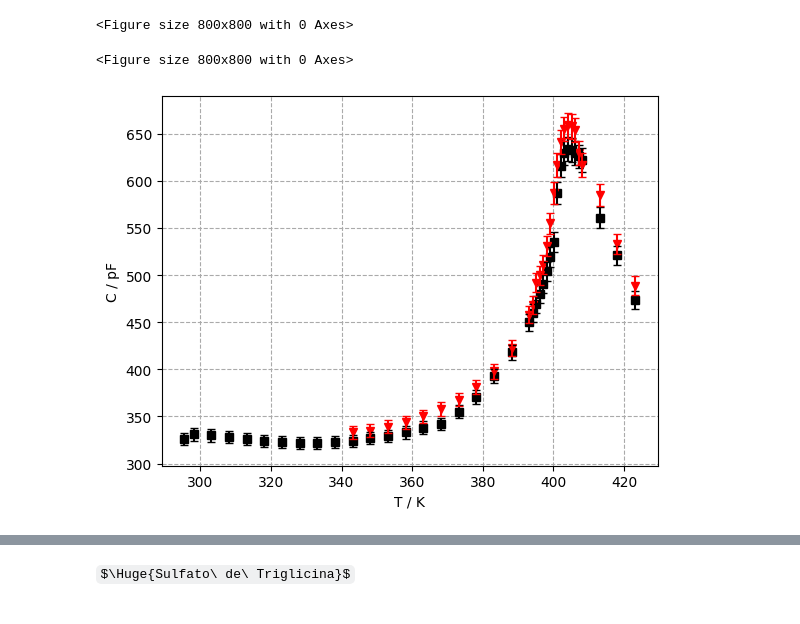
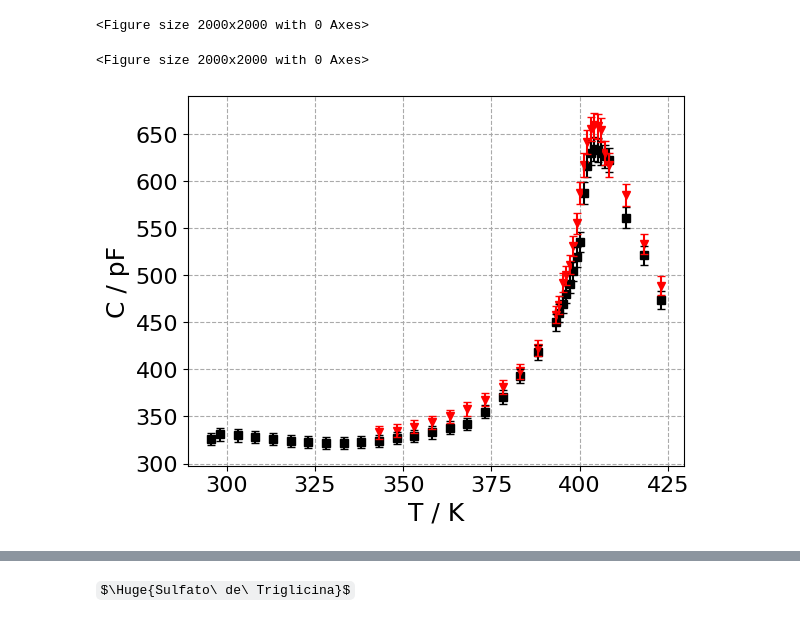
Before and after one commit to albertopeinador/FES_Curie, a Jupyter notebook: Curie.ipynb, the cells around one changed output, grey strips where cells are left out. Cells and saved outputs as stored; diff of their text form; code cells hidden in the pictures; some formulas as TeX source.

```diff
--- a/Curie.ipynb
+++ b/Curie.ipynb
@@ -23,10 +23,13 @@ sC0 =  E * inc.incerts(x/y, [x, y], [A, d], [sA, sd])
 
 errorC = 0.02
 
-plt.figure(figsize=(10, 10), dpi=80)
+plt.figure(figsize=(20, 20))
+#plt.rcParams.update({
+#    "text.usetex": True,
+#})
 # %% [output]
-<Figure size 800x800 with 0 Axes>
+<Figure size 2000x2000 with 0 Axes>
-<Figure size 800x800 with 0 Axes>
+<Figure size 2000x2000 with 0 Axes>
 # %%
 #   Load data
 data = pd.read_csv('FES_Curie.csv')
@@ -38,23 +41,25 @@ data['BAJADA'] = data['BAJADA'].astype(float)
 # %%
 #   Plot C - T
 
 ax = plt.gca()
-
+ax.tick_params(axis='both', which='major', labelsize=16)
+ax.tick_params(axis='both', which='minor', labelsize=16)
+ax.ticklabel_format(axis = 'y', style = 'scientific')
 #   Define uncertanty series
 
 sC_S = errorC * data['SUBIDA'].astype(float)
 sC_B = errorC * data['BAJADA'].astype(float)
 
 #sub = data.plot(x = 'T', y = 'SUBIDA', ax = ax, style = 'ks')
 #baj = data.plot(x = 'T', y = 'BAJADA', ax = ax, style = 'rv')
 plt.errorbar(x = data['T'], y = data['SUBIDA'], yerr = sC_S, barsabove=True, capsize = 3, fmt = 'ks')
 plt.errorbar(x = data['T'], y = data['BAJADA'], yerr = sC_B, barsabove=True, capsize = 3, fmt = 'rv')
-ax.set_xlabel('T / K')
-ax.set_ylabel('C / pF')
+ax.set_xlabel('T / K', fontsize = 18)
+ax.set_ylabel('C / pF', fontsize = 18)
 ax.grid(linestyle = '--', color = '#aaaaaa')
 plt.savefig('C-T.pdf')
 # %% [output]
-[figure, old version]
+[figure, new version]
 # %%
 #   Define C-W function for fit
 def cw(T, C, Tc):
```
Also changed, not shown: parts of 6 cells of this notebook, 7 other files.
